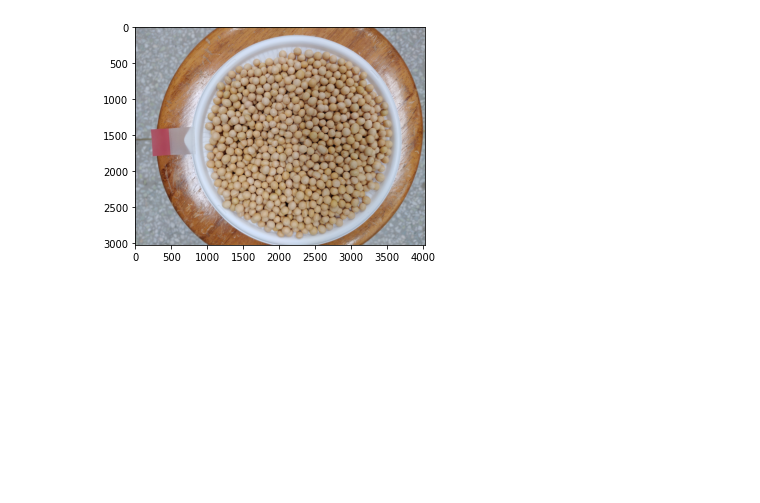
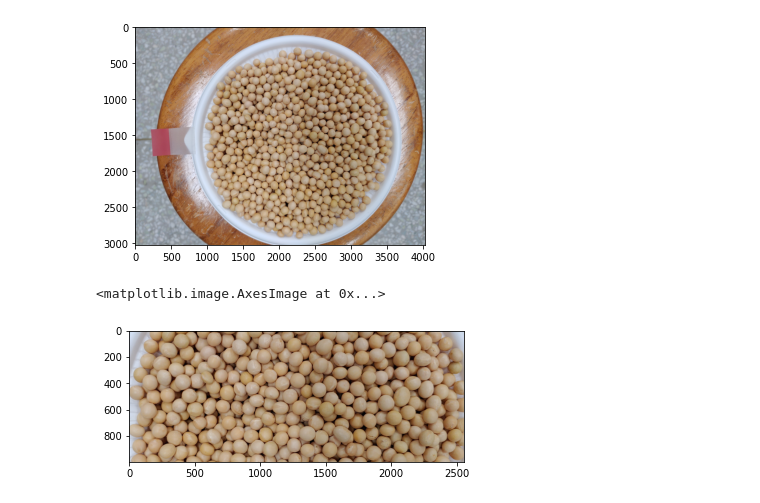
Before and after one commit to skyriver228/PNU-bean-count-night, a Jupyter notebook: main.ipynb, the cells around one changed output. Drawn from its saved outputs; the diff is of its cells as text; code cells hidden in the pictures; blank space fills up the shorter version.

```diff
--- a/main.ipynb
+++ b/main.ipynb
@@ -51,7 +51,7 @@ class BeanCount:
 
 
     def getAboveTargetImg(self, src):
-        rc = (975, 909, 2555, 999)
+        rc = (621, 300, 2988, 2700)
         dst = src[rc[1]:rc[1]+rc[3], rc[0]:rc[0]+rc[2]]
         return dst
 
@@ -149,6 +147,4 @@ ModuleNotFoundError: No module named 'pandas'
 # %% [markdown]
 ## 3. following flow step by step
 # %%
-bc = BeanCount("./01/Out/Kong_01.txt", 1, 3)
+bc = BeanCount("./01/Out/Kong_01.txt", 5, 3)
-# %%
-bc.option = int(input("input number of target __.jpg(select one from 1,2,3,4,5: "))
@@ -359,22 +356,18 @@ class BeanCount:
         image_pixel_count_list = []
         for img_path in image_path_list:
             src=cv2.imread(img_path)
-            src = self.getAboveTargetImg(src) if self.option==5 else self.getSideTargetImg(src)
-            dst1 = self.hsvRGB2Binary(src_hsv)
+            dst = self.getAboveTargetImg(src) if self.option==5 else self.getSideTargetImg(src)
+            dst1 = self.hsvRGB2Binary(dst)
             fg = self.erasingNoise(dst1)
             image_pixel_count_list.append(sum(sum(fg)))
         return image_pixel_count_list
 
 
     def getAboveTargetImg(self, src):
-        rc = (100, 100, 2988, 2700)
-        src = src[rc[1]:rc[1]+rc[3], rc[0]:rc[0]+rc[2]]
-        mask = np.zeros(src.shape[:2], np.uint8)
-        cv2.grabCut(src, mask, rc, None, None, 5, cv2.GC_INIT_WITH_RECT)
-        mask2 = np.where((mask == 0) | (mask == 2), 0, 1).astype('uint8')
-        dst = src * mask2[:, :, np.newaxis]
-        src_hsv = cv2.cvtColor(dst, cv2.COLOR_BGR2HSV)
-        return src_hsv
+#         rc = (621, 300, 2988, 2700)
+        rc = (975, 909, 2555, 999)
+        dst = src[rc[1]:rc[1]+rc[3], rc[0]:rc[0]+rc[2]]
+        return dst
 
 
     def getSideTargetImg(self, src):
@@ -393,7 +386,7 @@ class BeanCount:
         # mopology
         dst2 = cv2.morphologyEx(src, cv2.MORPH_OPEN, None)
         # segmentation
-        kernel = np.ones((9, 9), np.uint8)
+        kernel = np.ones((6, 6), np.uint8)
         closing = cv2.morphologyEx(dst2, cv2.MORPH_CLOSE,kernel, iterations = 15)
         bg = cv2.dilate(closing, kernel, iterations = 1)
         dist_transform = cv2.distanceTransform(closing, cv2.DIST_L2, 0)
@@ -470,3 +463,9 @@ plt.imshow(cv2.cvtColor(src, cv2.COLOR_BGR2RGB))
 # %% [output]
 <matplotlib.image.AxesImage at 0x...>
 [figure]
+# %%
+dst = bc.getAboveTargetImg(src) if bc.option==5 else bc.getSideTargetImg(src)
+plt.imshow(cv2.cvtColor(dst, cv2.COLOR_BGR2RGB))
+# %% [output]
+<matplotlib.image.AxesImage at 0x...>
+[figure, added]
```
Also changed, not shown: parts of 32 cells of this notebook, 8 other files.
